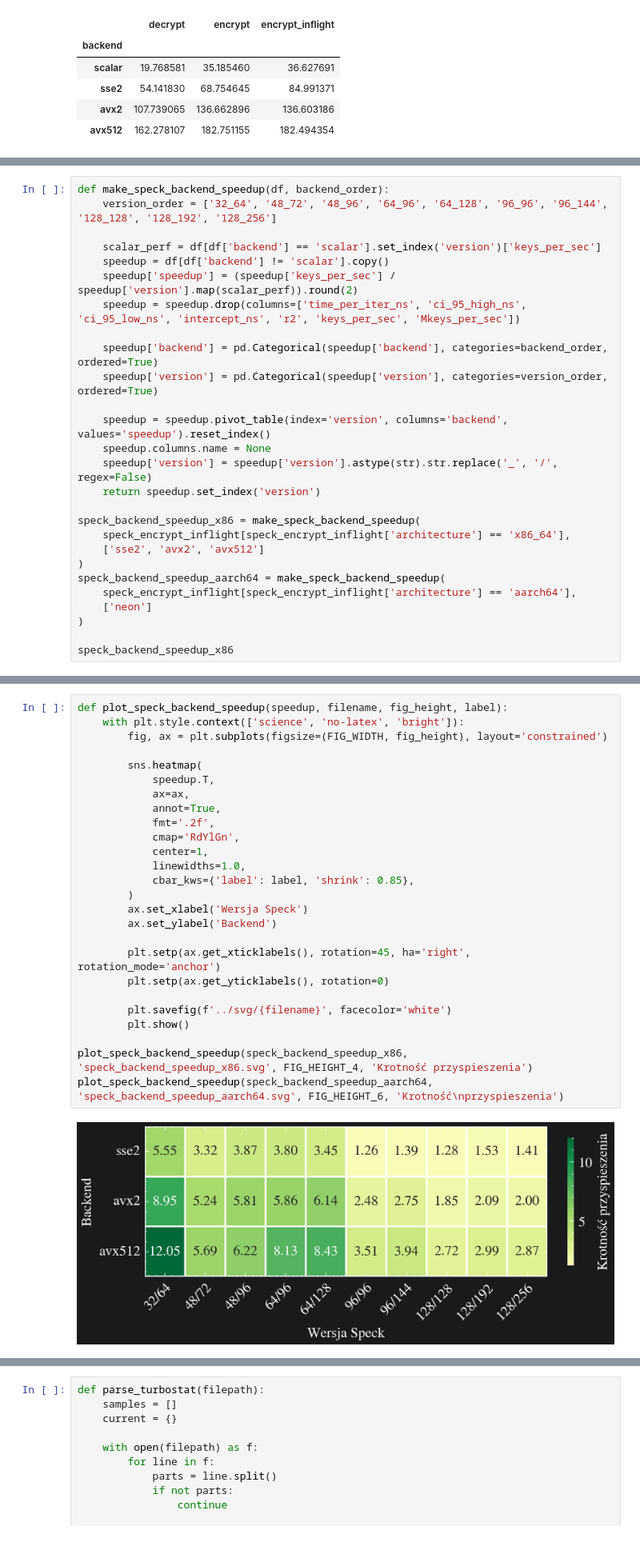
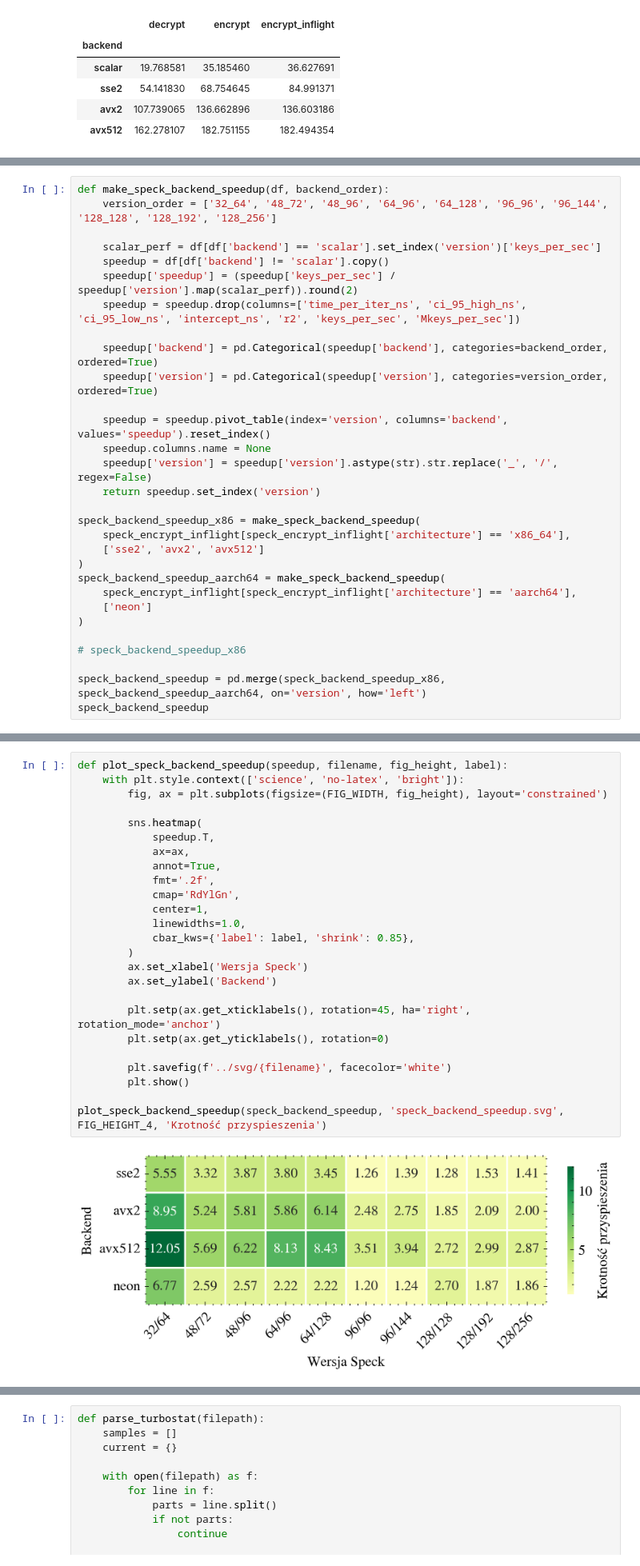
Before and after one commit to jan-chojnacki/SpeckProbe, a Jupyter notebook: analysis/notebooks/data_exploration.ipynb, the cells around one changed output, grey strips where cells are left out. Shown at 80% size. Saved outputs shown, nothing was run; the diff lists cells and outputs as text.

Commit message:
fixed speedup plot

```diff
--- a/analysis/notebooks/data_exploration.ipynb
+++ b/analysis/notebooks/data_exploration.ipynb
@@ -292,5 +292,8 @@ speck_backend_speedup_aarch64 = make_speck_backend_speedup(
     ['neon']
 )
 
-speck_backend_speedup_x86
+# speck_backend_speedup_x86
+
+speck_backend_speedup = pd.merge(speck_backend_speedup_x86, speck_backend_speedup_aarch64, on='version', how='left')
+speck_backend_speedup
 # %% [output]
@@ -309,28 +312,27 @@ speck_backend_speedup_x86
 # %%
 def plot_speck_backend_speedup(speedup, filename, fig_height, label):
     with plt.style.context(['science', 'no-latex', 'bright']):
         fig, ax = plt.subplots(figsize=(FIG_WIDTH, fig_height), layout='constrained')
 
         sns.heatmap(
             speedup.T,
             ax=ax,
             annot=True,
             fmt='.2f',
             cmap='RdYlGn',
             center=1,
             linewidths=1.0,
             cbar_kws={'label': label, 'shrink': 0.85},
         )
         ax.set_xlabel('Wersja Speck')
         ax.set_ylabel('Backend')
 
         plt.setp(ax.get_xticklabels(), rotation=45, ha='right', rotation_mode='anchor')
         plt.setp(ax.get_yticklabels(), rotation=0)
 
         plt.savefig(f'../svg/{filename}', facecolor='white')
         plt.show()
 
-plot_speck_backend_speedup(speck_backend_speedup_x86, 'speck_backend_speedup_x86.svg', FIG_HEIGHT_4, 'Krotność przyspieszenia')
-plot_speck_backend_speedup(speck_backend_speedup_aarch64, 'speck_backend_speedup_aarch64.svg', FIG_HEIGHT_6, 'Krotność\nprzyspieszenia')
+plot_speck_backend_speedup(speck_backend_speedup, 'speck_backend_speedup.svg', FIG_HEIGHT_4, 'Krotność przyspieszenia')
 # %% [output]
-[figure, old version]
+[figure, new version]
```
Also changed, not shown: parts of 23 cells of this notebook.
